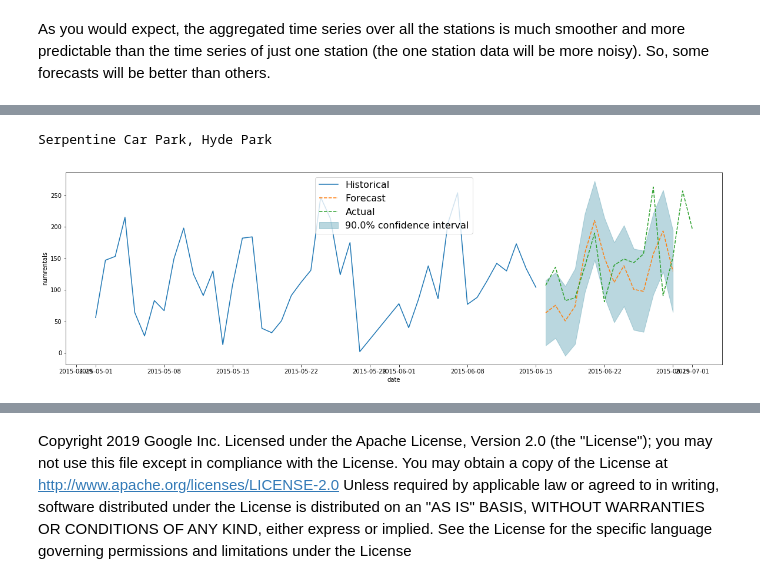
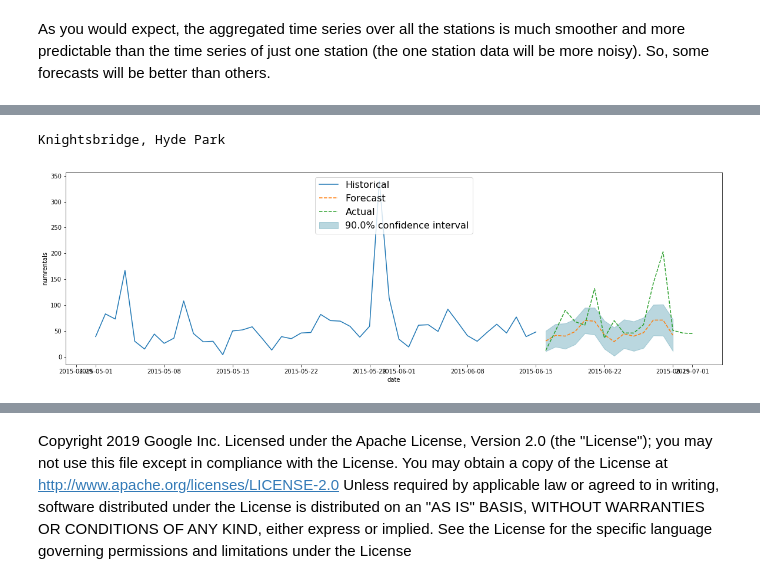
Before and after one commit to GoogleCloudPlatform/bigquery-oreilly-book, a Jupyter notebook: blogs/bqml_arima/bqml_arima.ipynb, the cells around one changed output, grey strips where cells are left out. Cells and saved outputs as stored; diff of their text form; code cells hidden in the pictures.

```diff
--- a/blogs/bqml_arima/bqml_arima.ipynb
+++ b/blogs/bqml_arima/bqml_arima.ipynb
@@ -192,10 +228,10 @@ WHERE start_station_name LIKE '%Hyde%'  -- all stations in Hyde Park
 # %%
-station = stations['start_station_name'].iloc[0]
+station = stations['start_station_name'].iloc[4] # Knightsbridge
 print(station)
 plot_historical_and_forecast(df[df['start_station_name']==station],
                              'date', 'numrentals',
                              fcst[fcst['start_station_name']==station],
                              actual[actual['start_station_name']==station]);
 # %% [output]
-Serpentine Car Park, Hyde Park
+Knightsbridge, Hyde Park
-[figure, old version]
+[figure, new version]
```
Also changed, not shown: parts of 9 cells of this notebook.
